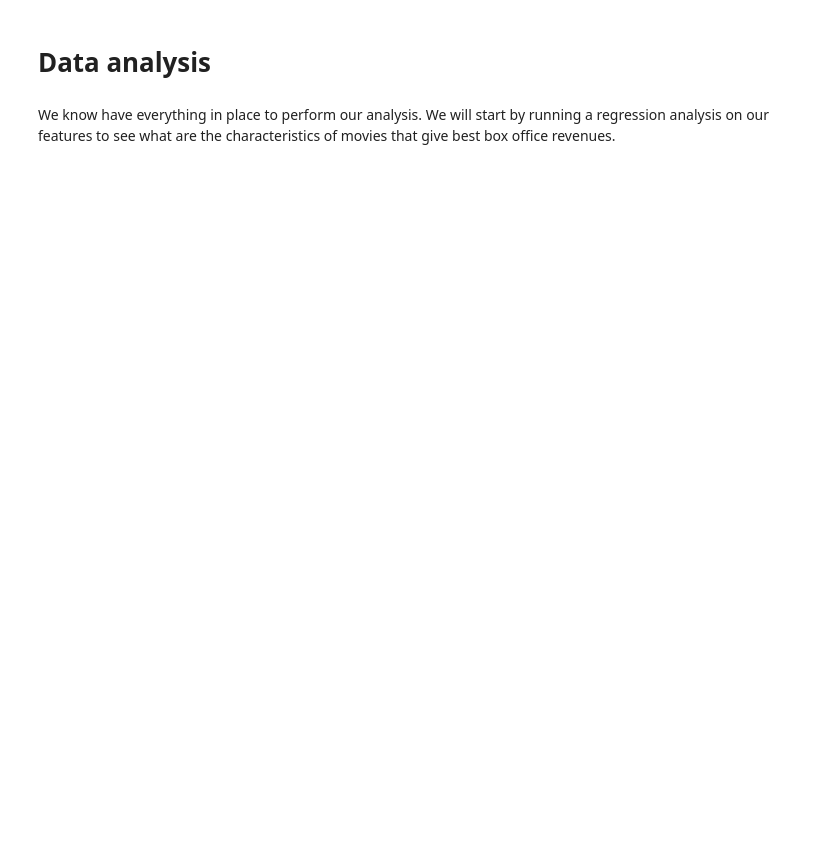
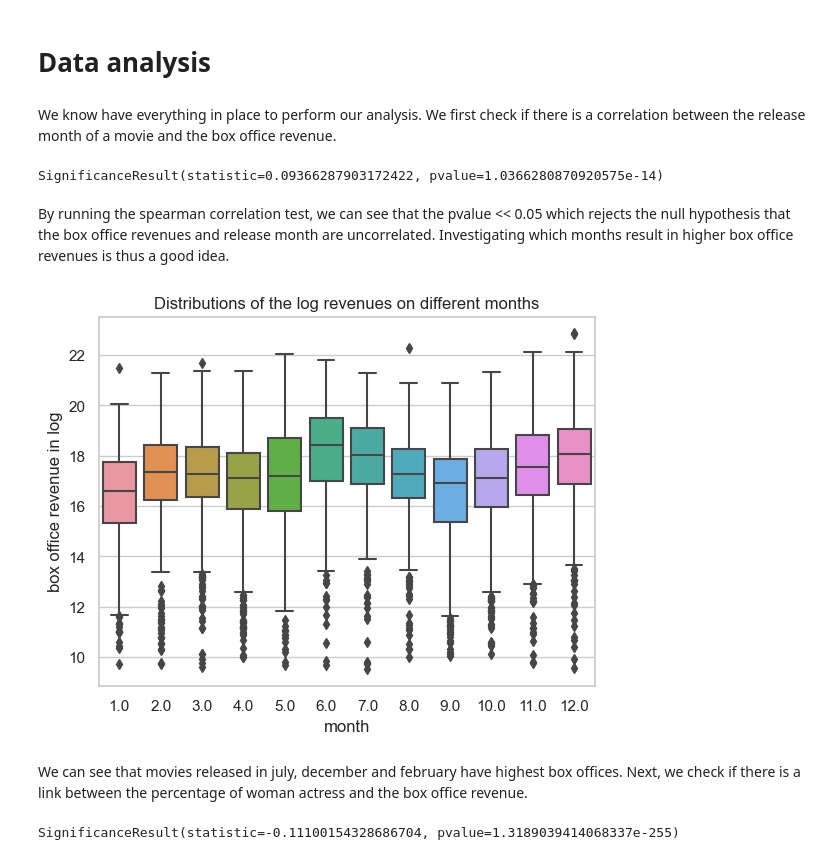
Before and after one commit to epfl-ada/ada-2023-project-adaflix, a Jupyter notebook: garik_notebook.ipynb, the cells around one changed output. Cells and saved outputs as stored; diff of their text form; code cells hidden in the pictures; blank space fills up the shorter version.

```diff
--- a/garik_notebook.ipynb
+++ b/garik_notebook.ipynb
@@ -220,4 +297,27 @@ gender_df['Percentage Women Intervals'] = pd.cut(gender_df['Percentage Women'],
 # %% [markdown]
 # Data analysis
 # %% [markdown]
-We know have everything in place to perform our analysis. We will start by running a regression analysis on our features to see what are the characteristics of movies that give best box office revenues.
+We know have everything in place to perform our analysis. We first check if there is a correlation between the release month of a movie and the box office revenue.
+# %%
+# Compute the correlation between release month and log revenues
+stats.spearmanr(months_df['Month'], months_df['log_revenues'])
+# %% [output]
+SignificanceResult(statistic=0.09366287903172422, pvalue=1.0366280870920575e-14)
+# %% [markdown]
+By running the spearman correlation test, we can see that the pvalue << 0.05 which rejects the null hypothesis that the box office revenues and release month are uncorrelated. Investigating which months result in higher box office revenues is thus a good idea.
+# %%
+grouped_months = months_df.groupby("Month").mean('log_revenues')
+# boxplot of the revenues for each month
+sns.boxplot(x='Month', y='log_revenues', data=months_df)
+plt.title("Distributions of the log revenues on different months")
+plt.ylabel("box office revenue in log")
+plt.xlabel("month")
+plt.show()
+# %% [output]
+[figure, added]
+# %% [markdown]
+We can see that movies released in july, december and february have highest box offices. Next, we check if there is a link between the percentage of woman actress and the box office revenue.
+# %%
+stats.spearmanr(gender_df['Percentage Women'], gender_df['log_revenues'])
+# %% [output]
+SignificanceResult(statistic=-0.11100154328686704, pvalue=1.3189039414068337e-255)
```
Also changed, not shown: parts of 25 cells of this notebook.
